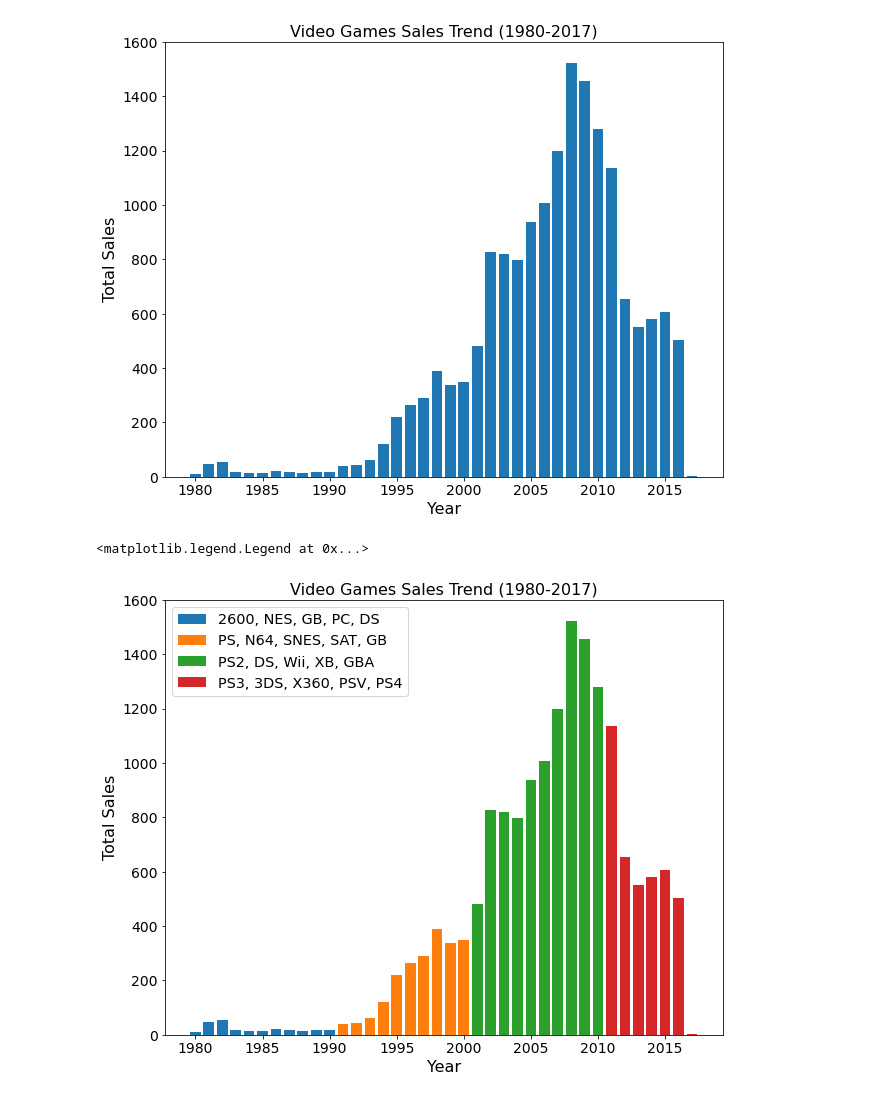
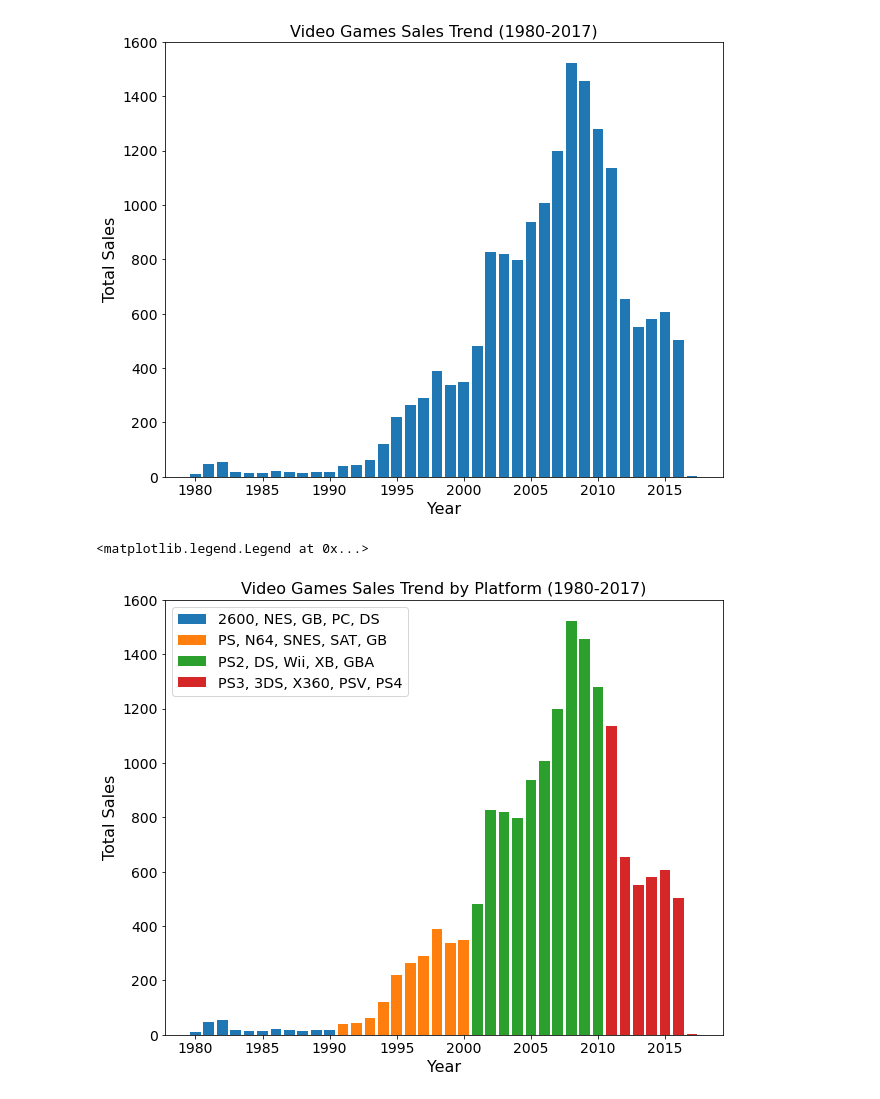
Before and after one commit to fvea/exploratory-data-analysis-video-games-sales, a Jupyter notebook: EDA on Video Games Sales.ipynb, the cells around one changed output. Saved outputs shown, nothing was run; the diff lists cells and outputs as text; code cells hidden in the pictures.

```diff
--- a/EDA on Video Games Sales.ipynb
+++ b/EDA on Video Games Sales.ipynb
@@ -81,24 +81,24 @@ ax.tick_params(axis='y', labelsize=14)
 # %%
 def get_modal_platform(year_range):
     year_range_record = vg_sales[vg_sales.Year_of_Release.isin(year_range)]
     return year_range_record['Platform'].value_counts().index[:5]
 
 fig, ax = plt.subplots(figsize=(10,8))
 start, end = 1980, 1990
 for i in range(4):
     modal_platform = ', '.join(get_modal_platform(range(start, end)))
     ax.bar(year_sales_counts.loc[start:end].index,
            year_sales_counts.loc[start:end].values,
            label=modal_platform)
     start = end + 1
     end = end + 10
 
-ax.set_title('Video Games Sales Trend (1980-2017)', fontsize=16)
+ax.set_title('Video Games Sales Trend by Platform (1980-2017)', fontsize=16)
 ax.set_xlabel('Year', fontsize=16)
 ax.set_ylabel('Total Sales', fontsize=16)
 ax.tick_params(axis='x', labelsize=14)
 ax.tick_params(axis='y', labelsize=14)
 ax.legend(fontsize='x-large')
 # %% [output]
 <matplotlib.legend.Legend at 0x...>
-[figure, old version]
+[figure, new version]
```
Also changed, not shown: parts of 2 cells of this notebook.
